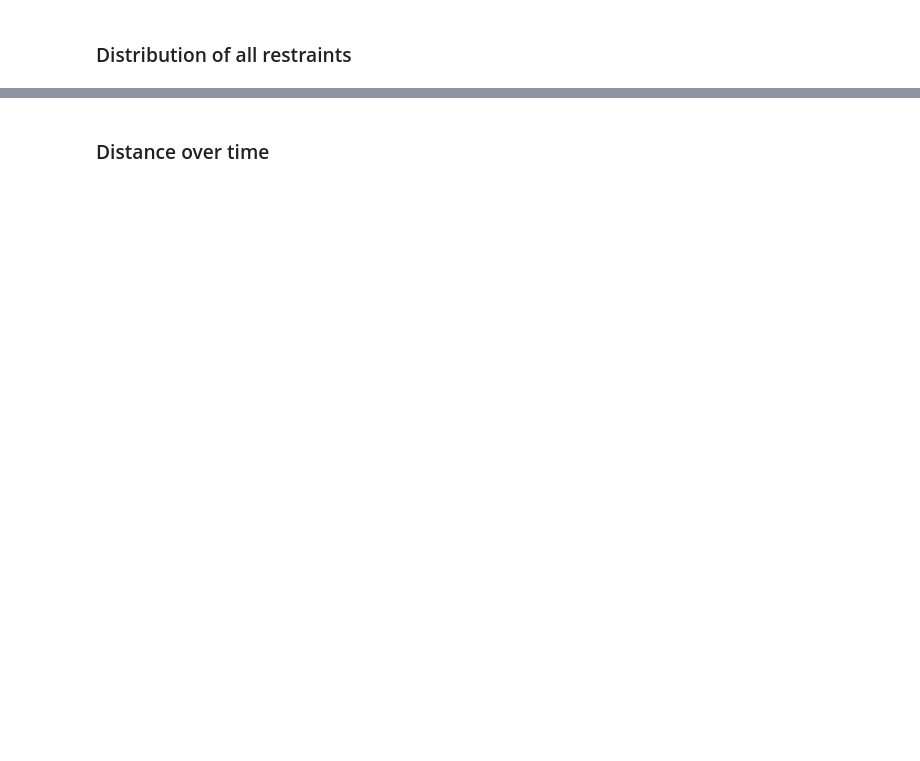
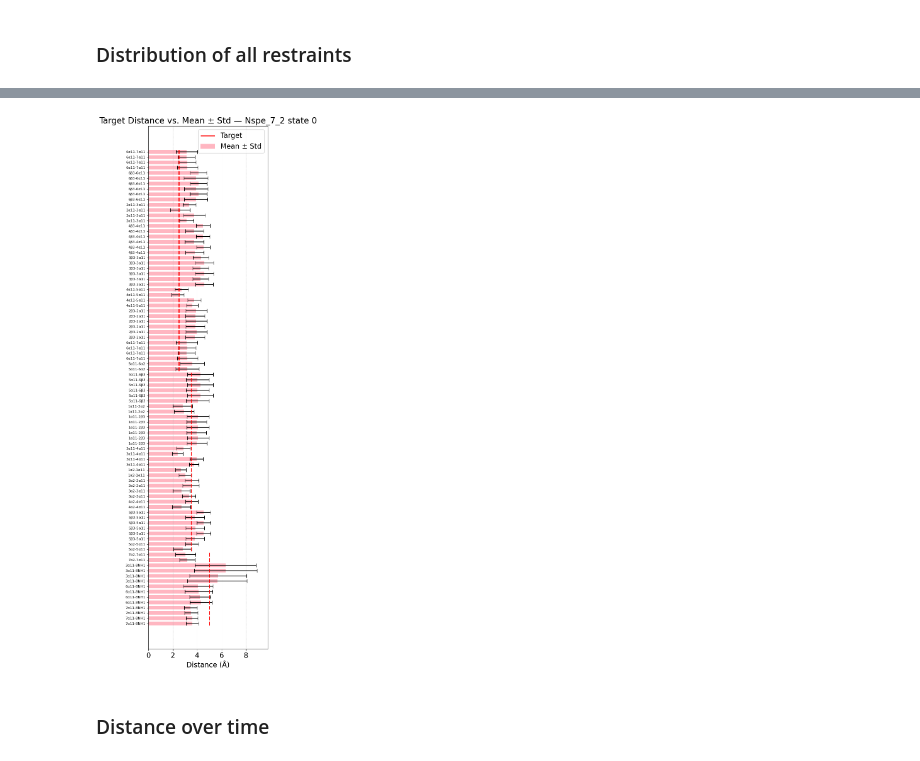
Before and after one commit to vvoelz/nspe-oligomers, a Jupyter notebook: peptoid/nspe_7_2/analysis/traj_analysis.ipynb, the cells around one changed output, grey strips where cells are left out. Saved outputs shown, nothing was run; the diff lists cells and outputs as text; code cells hidden in the pictures; blank space fills up the shorter version.

```diff
--- a/peptoid/nspe_7_2/analysis/traj_analysis.ipynb
+++ b/peptoid/nspe_7_2/analysis/traj_analysis.ipynb
@@ -221 +223,18 @@ for state in range(state_num):
 ... (4 outputs left out)
+# %%
+atomtype_lookup = {
+    ('H02', 'H12'): 'α11',
+    ('H02', 'H13'): 'α11',
+    ('H02', 'H3'): 'α2',
+    ('H02', 'H4'): 'β3',
+    ('H02', 'H5'): 'β3',
+    ('H02', 'H6'): 'β3',
+    ('R02', 'H10'): 'α11',
+    ('R02', 'H11'): 'α11',
+    ('R02', 'H1'): 'α2',
+    ('R02', 'H2'): 'β3',
+    ('R02', 'H3'): 'β3',
+    ('R02', 'H4'): 'β3',
+    ('NH2', 'HN1'): 'NH1',
+    ('NH2', 'HN2'): 'NH1',
+}
@@ -221,0 +262,66 @@ for state in range(state_num):
+# %%
+state_num = 1
+
+human_interpretable_label = True
+
+
+for state in range(state_num):
+    means = []
+    stds = []
+    targets = []
+    labels = []
+
+    for i in range(len(dist_res)):
+        atom1, atom2, target = dist_res[i]
+        atom1_pyemma = atom1 - 1
+        atom2_pyemma = atom2 - 1
+        dist = dist_all[state][:, i]
+
+        mean_val = np.mean(dist)
+        std_val = np.std(dist)
+
+        means.append(mean_val)
+        stds.append(std_val)
+        targets.append(target)
+
+        grofile = f"../nspe_7_2.amb2gmx/nspe_7_2_GMX.gro"
+        feat = pyemma.coordinates.featurizer(grofile)
+        feat.add_distances([atom1_pyemma, atom2_pyemma])
+        label = feat.describe()[0]
+
+        if human_interpretable_label:
+            labels.append(translate_pyemma_label(label=label))
+        else:
+            labels.append(label)
+
+    # Convert to arrays
+    means = np.array(means)
+    stds = np.array(stds)
+    targets = np.array(targets)
+
+    y = np.arange(len(labels))
+    height = 0.7
+
+    plt.figure(figsize=(5, max(6, len(labels) * 0.2)))
+
+    # Horizontal bars: mean ± std
+    plt.barh(y, means, height=height, xerr=stds, capsize=4, label='Mean ± Std', color='lightpink')
+
+    # Draw target distances as vertical ticks
+    target_label_plotted = False
+    for yi, ti in zip(y, targets):
+        if not target_label_plotted:
+            plt.vlines(ti, yi - height/2, yi + height/2, colors='red', linestyles='-', linewidth=2, label='Target')
+            target_label_plotted = True
+        else:
+            plt.vlines(ti, yi - height/2, yi + height/2, colors='red', linestyles='-', linewidth=2)
+
+    plt.yticks(y, labels, fontsize=8)
+    plt.xlabel("Distance (Å)")
+    plt.title(f"Target Distance vs. Mean ± Std — Nspe_7_2 state {state}")
+    plt.xlim(0, max(np.max(means + stds), np.max(targets)) * 1.1)
+    plt.legend()
+    plt.grid(axis='x', linestyle='--', linewidth=0.5, alpha=0.7)
+    plt.tight_layout()
+    plt.show()
+# %% [output]
@@ -222,3 +345,4 @@ for state in range(state_num):
+[figure, added]
 # %% [markdown]
 ### Distance over time
 # %%
```
Also changed, not shown: parts of 21 cells of this notebook, 7 other files.
